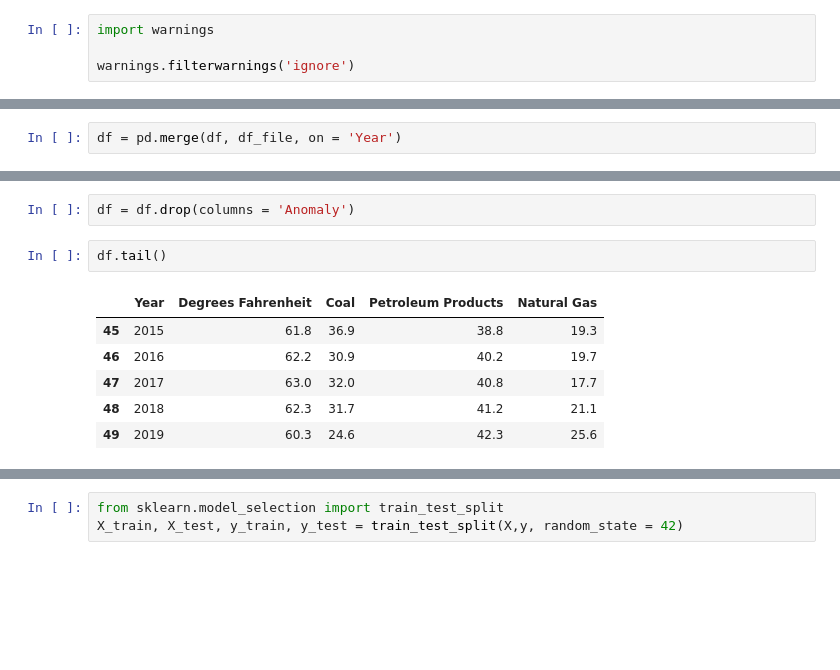
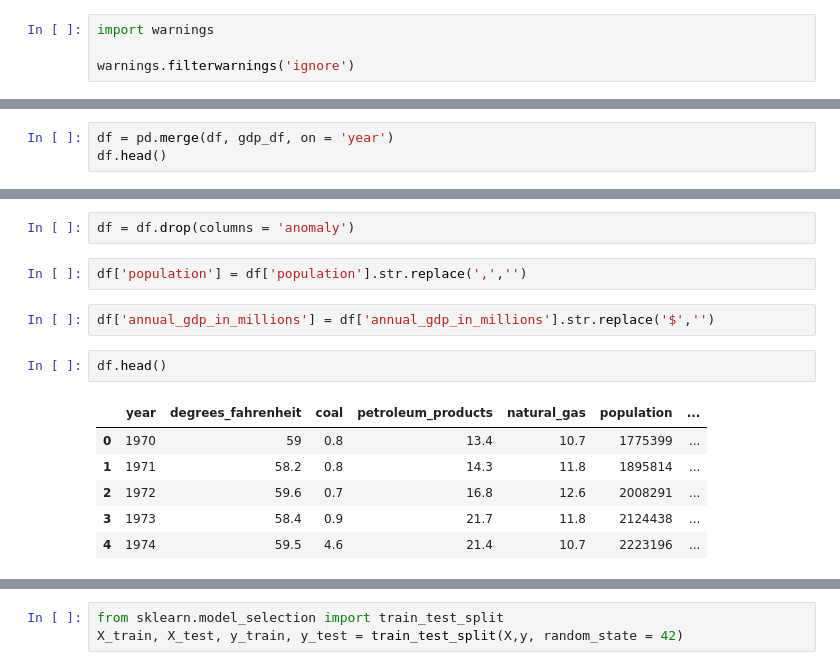
Before and after one commit to Jschelling0/the_final, a Jupyter notebook: Final.ipynb, the cells around one changed output, grey strips where cells are left out. Drawn from its saved outputs; the diff is of its cells as text; blank space fills up the shorter version.

```diff
--- a/Final.ipynb
+++ b/Final.ipynb
@@ -68,2 +332,3 @@ df_file.head()
 # %%
-df = pd.merge(df, df_file, on = 'Year')
+df = pd.merge(df, gdp_df, on = 'year')
+df.head()
@@ -70,14 +342,18 @@ df = pd.merge(df, df_file, on = 'Year')
 # %%
-df = df.drop(columns = 'Anomaly')
+df = df.drop(columns = 'anomaly')
+# %%
+df['population'] = df['population'].str.replace(',','')
+# %%
+df['annual_gdp_in_millions'] = df['annual_gdp_in_millions'].str.replace('$','')
 # %%
-df.tail()
+df.head()
 # %% [output]
-|  | Year | Degrees Fahrenheit | Coal | Petroleum Products | Natural Gas |
-| 45 | 2015 | 61.8 | 36.9 | 38.8 | 19.3 |
-| 46 | 2016 | 62.2 | 30.9 | 40.2 | 19.7 |
-| 47 | 2017 | 63.0 | 32.0 | 40.8 | 17.7 |
-| 48 | 2018 | 62.3 | 31.7 | 41.2 | 21.1 |
-| 49 | 2019 | 60.3 | 24.6 | 42.3 | 25.6 |
+|  | year | degrees_fahrenheit | coal | petroleum_products | natural_gas | population | ... |
+| 0 | 1970 | 59 | 0.8 | 13.4 | 10.7 | 1775399 | ... |
+| 1 | 1971 | 58.2 | 0.8 | 14.3 | 11.8 | 1895814 | ... |
+| 2 | 1972 | 59.6 | 0.7 | 16.8 | 12.6 | 2008291 | ... |
+| 3 | 1973 | 58.4 | 0.9 | 21.7 | 11.8 | 2124438 | ... |
+| 4 | 1974 | 59.5 | 4.6 | 21.4 | 10.7 | 2223196 | ... |
 # %%
 df.columns
 # %% [output]
```
Also changed, not shown: parts of 81 cells of this notebook.
